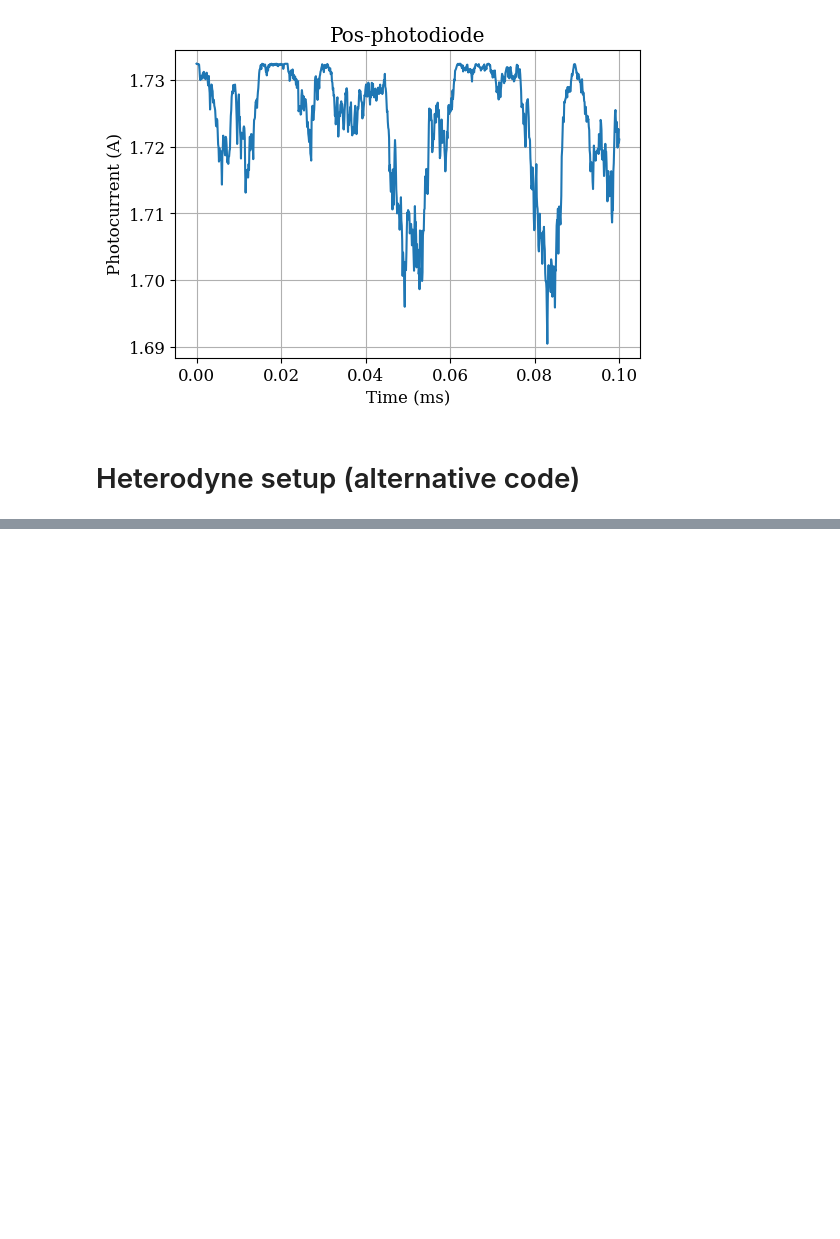
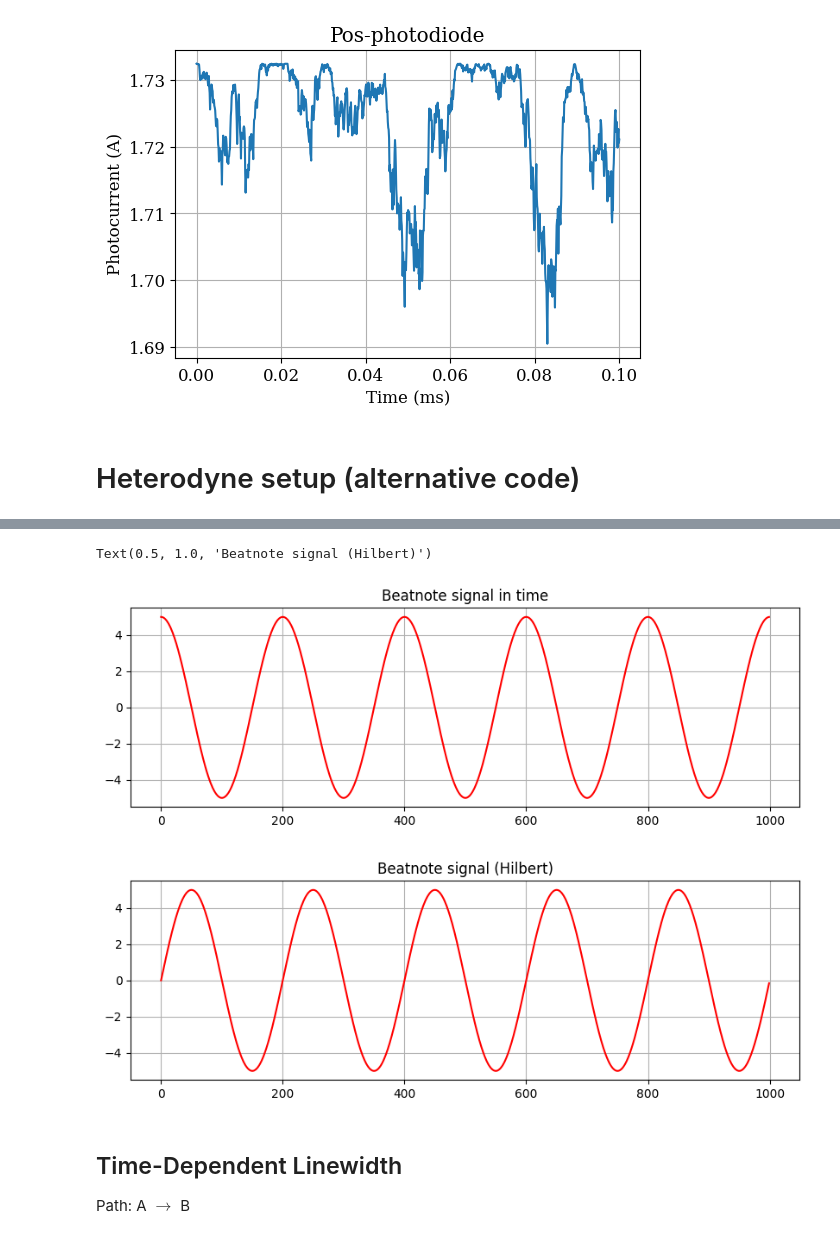
Before and after one commit to CaioRodrigues200/Laser-Study, a Jupyter notebook: Heterodyne_setup.ipynb, the cells around one changed output, grey strips where cells are left out. Cells and saved outputs as stored; diff of their text form; code cells hidden in the pictures; blank space fills up the shorter version.

```diff
--- a/Heterodyne_setup.ipynb
+++ b/Heterodyne_setup.ipynb
@@ -188,0 +237,21 @@ plt.rcParams["figure.figsize"] = (8,6)
+# %%
+ta = np.arange(0,1000)
+sig = 5*np.cos(2*np.pi*ta/200)
+
+plt.figure(figsize=(10,3))
+plt.plot(sig, color='red')
+plt.grid()
+plt.title('Beatnote signal in time')
+
+plt.figure(figsize=(10,3))
+plt.plot(np.imag(hilbert(sig)), color='red')
+plt.grid()
+plt.title('Beatnote signal (Hilbert)')
+# %% [output]
+Text(0.5, 1.0, 'Beatnote signal (Hilbert)')
+[figure, added]
+[figure, added]
+# %% [markdown]
+## Time-Dependent Linewidth
+
+Path: A $\rightarrow$ B
```
Also changed, not shown: parts of 9 cells of this notebook, 4 other files.
